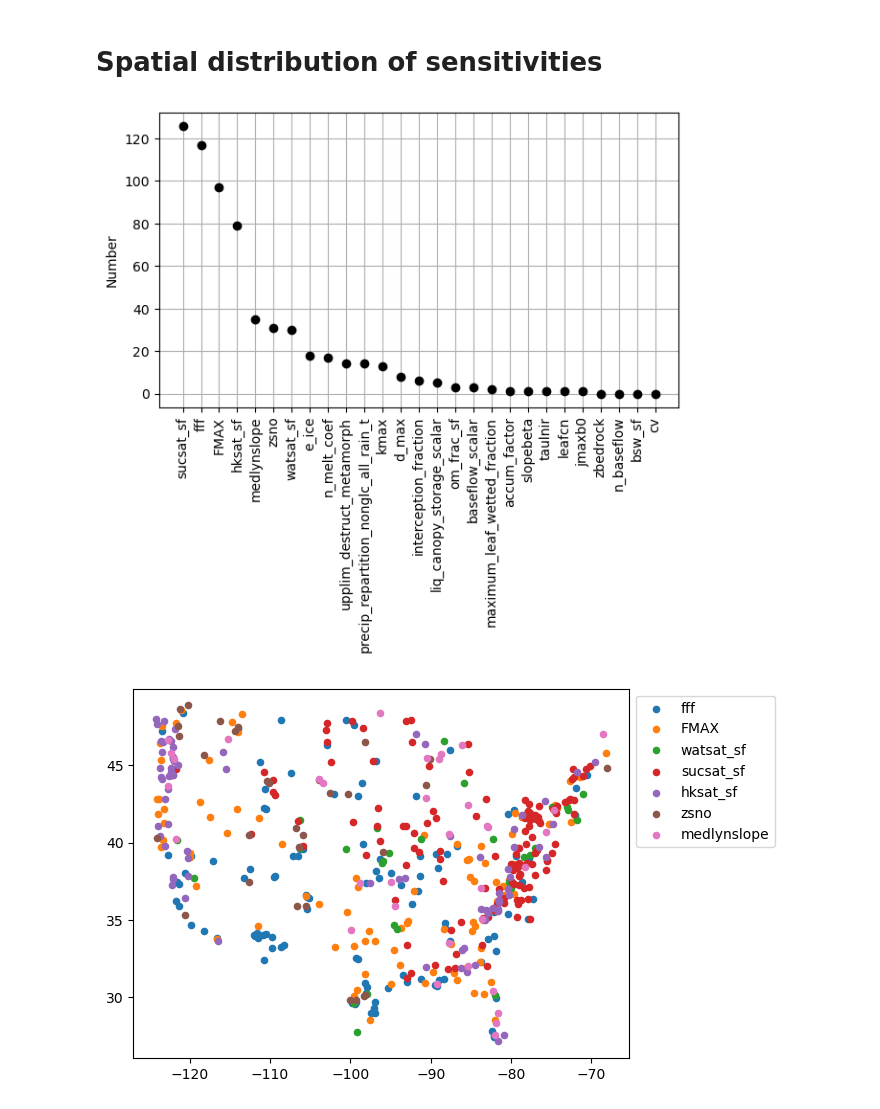
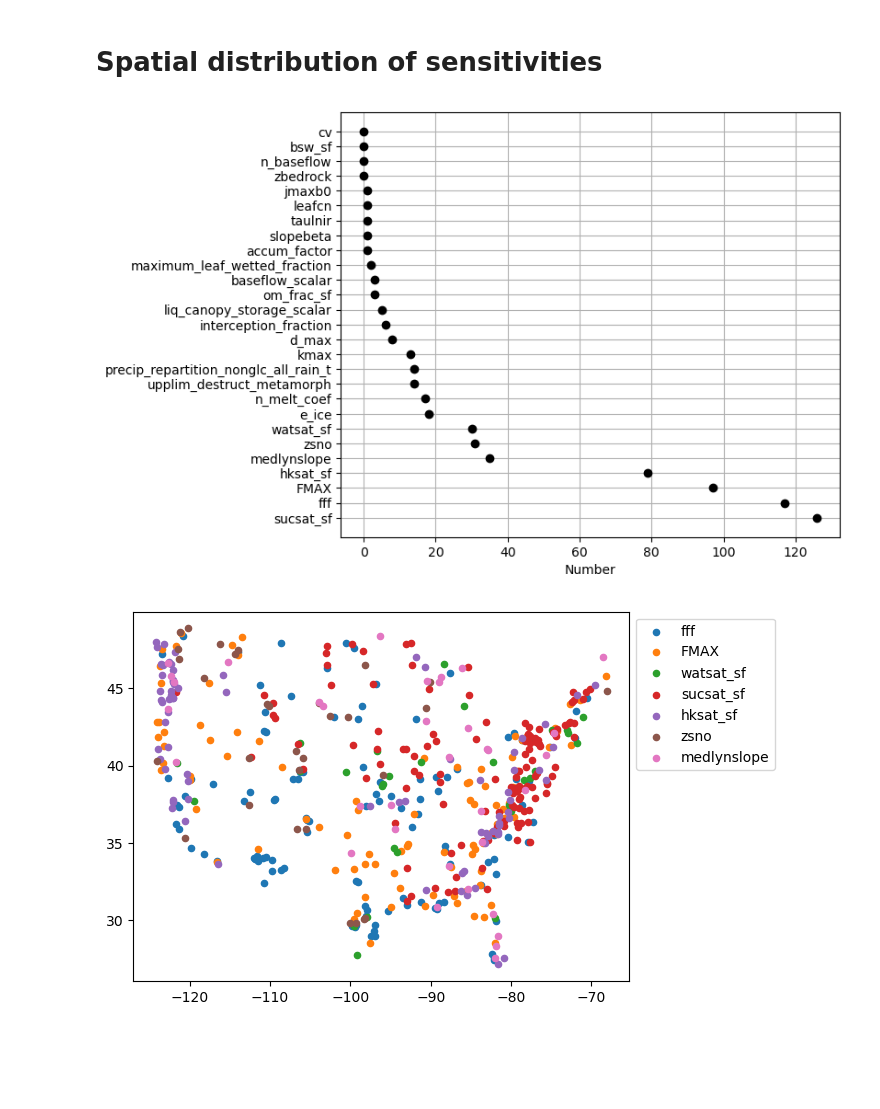
Before and after one commit to NCAR/CTSM_calibration, a Jupyter notebook: src/SA/visualize_SA_results.ipynb, the cells around one changed output. Cells and saved outputs as stored; diff of their text form; code cells hidden in the pictures; blank space fills up the shorter version.

```diff
--- a/src/SA/visualize_SA_results.ipynb
+++ b/src/SA/visualize_SA_results.ipynb
@@ -243,26 +335,26 @@ array(['fff', 'FMAX', 'sucsat_sf', 'hksat_sf', 'medlynslope', 'watsat_sf',
 # %%
 index = np.argmin(rank_ind_total, 0) # which parameter is the most sensitive for each basin
 nparam = rank_ind_total.shape[0]
 stat = np.zeros(nparam)
 for i in range(nparam):
     stat[i] = np.sum(index==i)
 
 paramnames = df_param[3].values[:-3]
 
 inds = np.argsort(-stat)
 stat = stat[inds]
 paramnames = paramnames[inds]
 
 
-fig = plt.figure(figsize=[7, 4])
-plt.plot(range(len(paramnames)), stat, 'ok')
-plt.xticks(range(len(paramnames)), paramnames, rotation=90)  # Set x-tick labels to paramnames
+fig = plt.figure(figsize=[7, 6])
+plt.plot(stat, range(len(paramnames)), 'ok')
+plt.yticks(range(len(paramnames)), paramnames)  # Set x-tick labels to paramnames
 plt.grid('on')
-plt.ylabel('Number')
+plt.xlabel('Number')
 
 plt.show()
 # %% [output]
-[figure, old version]
+[figure, new version]
 # %%
 # For each basin, find the most sensitive parameters
 # use total order rank
```
Also changed, not shown: parts of 15 cells of this notebook, 34 other files.
